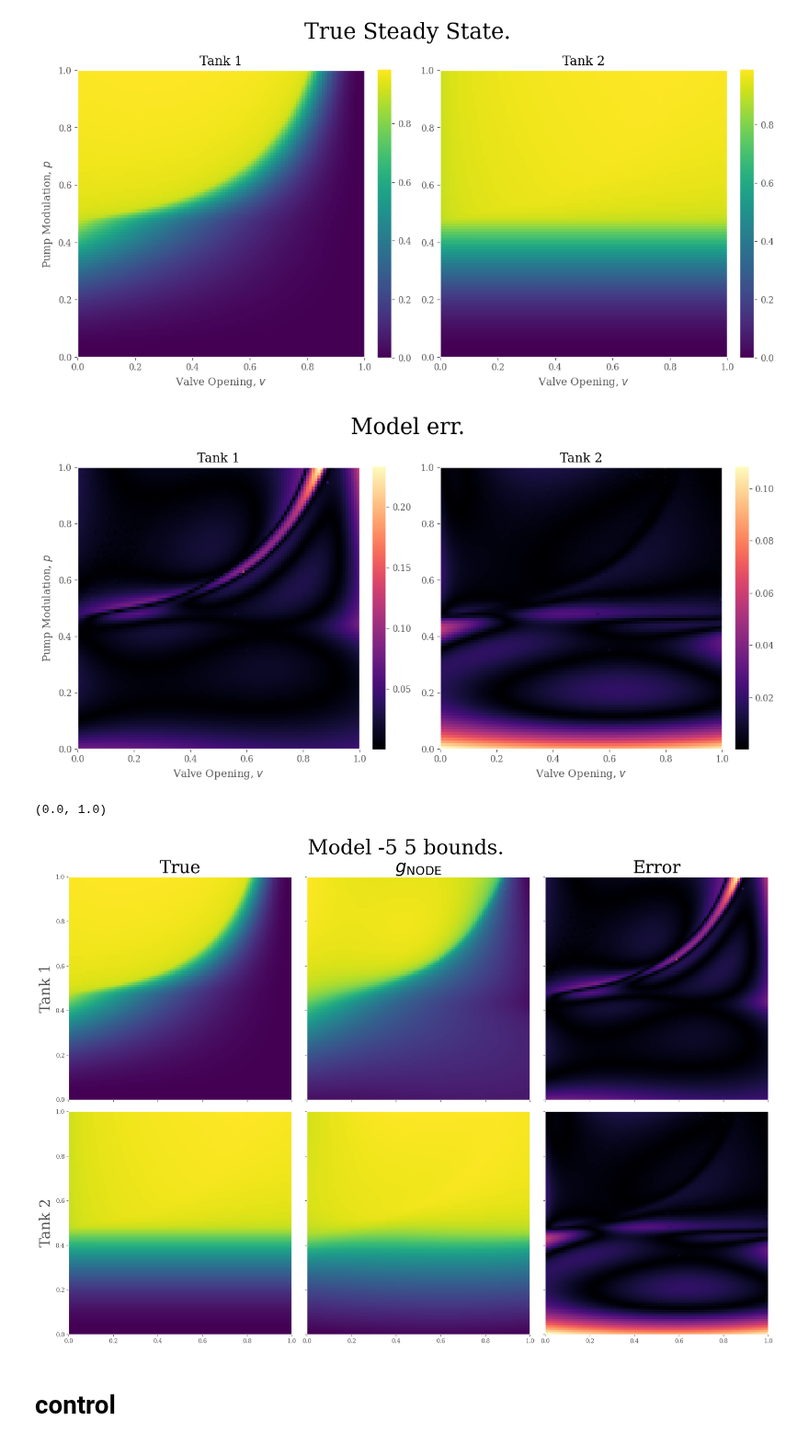
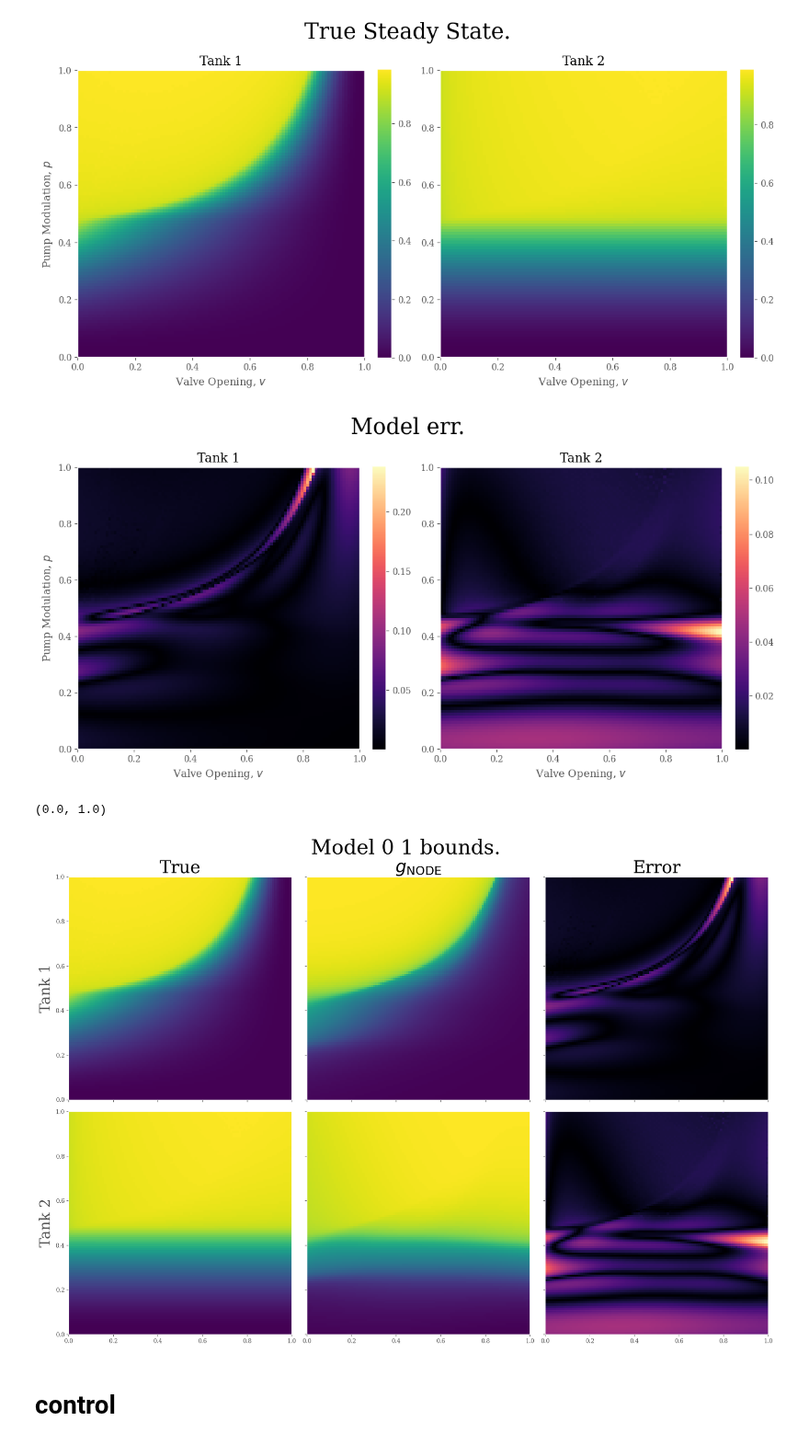
Before and after one commit to MalachiteWind/stable_node_control, a Jupyter notebook: results/g_bounds/analysis.ipynb, the cells around one changed output. Shown at 92% size. Cells and saved outputs as stored; diff of their text form; code cells hidden in the pictures.

Commit message:
prelim results for 0 1 bounds

```diff
--- a/results/g_bounds/analysis.ipynb
+++ b/results/g_bounds/analysis.ipynb
@@ -74,10 +74,10 @@ from stabnode.node import (
 )
 device='cpu'
 # %%
-model_path = "g_5_5/model_opt_states.pt"
+model_path = "g_0_1/model_opt_states.pt"
 
 f = FeluSigmoidMLP(dims=[2,10,10,2],lower_bound=-1, upper_bound=0)
-g = GeluSigmoidMLP(dims=[4,10,10,2],lower_bound=-5, upper_bound=5)
+g = GeluSigmoidMLP(dims=[4,10,10,2],lower_bound=0, upper_bound=1)
 model = StabNODE(f,g).to(device)
 
 config = torch.load(model_path, map_location=device, weights_only=False)
@@ -112,12 +112,12 @@ for i, pi in enumerate(tqdm(p_vals)):
             return x - xi
 
         sol = sp_root(obj,x0,method='hybr')
-        # if not sol.success:
-        #     sol = sp_root(obj, np.array([0.1,0.9]),method='hybr')
-        # if not sol.success:
-        #     sol = sp_root(obj, np.array([0.9,0.9]),method='hybr')
-        # if not sol.success:
-        #     sol = sp_root(obj, np.array([0.2,0.2]),method='hybr')
+        if not sol.success:
+            sol = sp_root(obj, np.array([0.1,0.9]),method='hybr')
+        if not sol.success:
+            sol = sp_root(obj, np.array([0.9,0.9]),method='hybr')
+        if not sol.success:
+            sol = sp_root(obj, np.array([0.2,0.2]),method='hybr')
         if not sol.success:
             if np.linalg.norm(sol.fun) > tol:
                 fail_x.append(j)
@@ -249,40 +249,40 @@ plt.suptitle(f"Model err.",size=25)
 plt.tight_layout()
 plt.show()
 # %% [output]
-[figure, old version]
+[figure, new version]
 # %%
 cmap='magma'
 title_size = 30
 fig, axes = plt.subplots(2,3, figsize=(18,12),sharex=True, sharey=True)
 axs = axes.flatten()
 
 axs[0].imshow(Z1_true,origin='lower',extent=[v_vals[0],v_vals[-1],p_vals[0],p_vals[-1]])
 print(axs[0].get_ylim())
 axs[1].imshow(Z1,origin='lower',extent=[v_vals[0],v_vals[-1],p_vals[0],p_vals[-1]])
 im2 = axs[2].imshow(Z1_err,origin='lower',extent=[v_vals[0],v_vals[-1],p_vals[0],p_vals[-1]],cmap=cmap)
 # cbar2 = fig.colorbar(im2,ax=axs[2],fraction=0.046,pad=0.04)
 
 axs[3].imshow(Z2_true,origin='lower',extent=[v_vals[0],v_vals[-1],p_vals[0],p_vals[-1]])
 axs[4].imshow(Z2,origin='lower',extent=[v_vals[0],v_vals[-1],p_vals[0],p_vals[-1]])
 im5 = axs[5].imshow(Z2_err,origin='lower',extent=[v_vals[0],v_vals[-1],p_vals[0],p_vals[-1]],cmap=cmap)
 # cbar5 = fig.colorbar(im5,ax=axs[5],fraction=0.046,pad=0.04)
 
 for ax in axs:
     ax.grid(False)
 
 axs[0].set_title("True",size=title_size)
 axs[1].set_title(r"$g_{\text{NODE}}$",size=title_size)
 axs[2].set_title("Error",size=title_size)
 
 axs[0].set_ylabel("Tank 1",size=25, rotation=90)
 axs[3].set_ylabel("Tank 2",size=25,rotation=90)
 
 plt.tight_layout()
-plt.suptitle(f"Model -5 5 bounds.",size=35,y=1.03)
+plt.suptitle(f"Model 0 1 bounds.",size=35,y=1.03)
 plt.show()
 # %% [output]
 (0.0, 1.0)
-[figure, old version]
+[figure, new version]
 # %% [markdown]
 # control
 # %%
```
Also changed, not shown: parts of 5 cells of this notebook.
